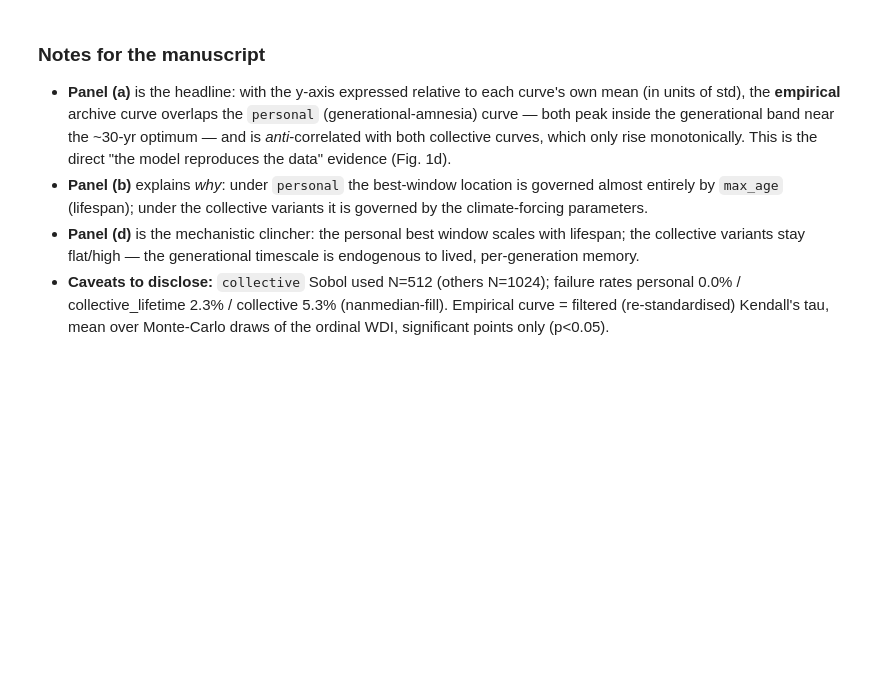
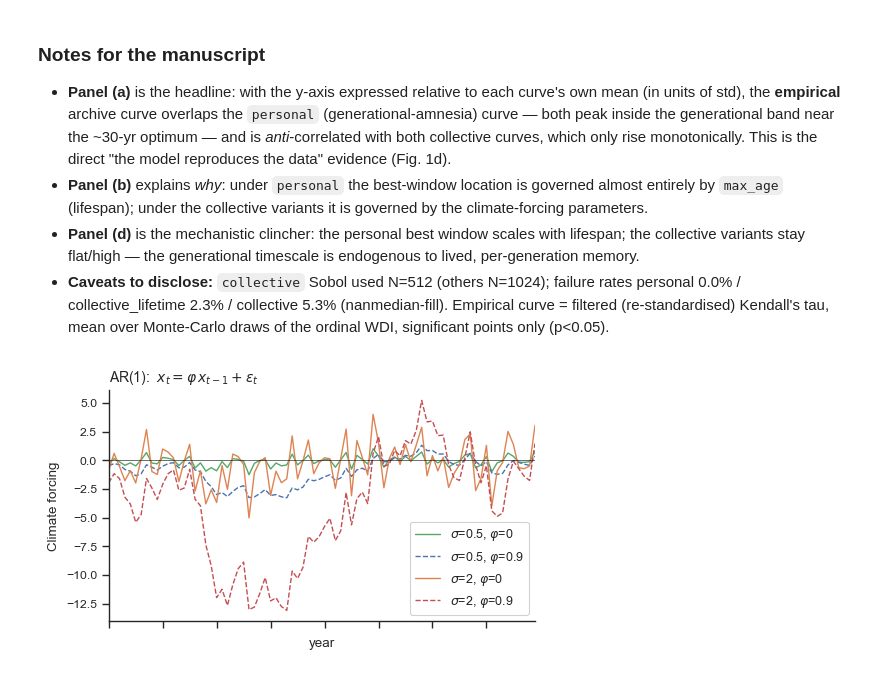
Before and after one commit to SongshGeo/shifting_baseline, a Jupyter notebook: reports/abm_mechanism.ipynb, the cells around one changed output. Saved outputs shown, nothing was run; the diff lists cells and outputs as text; code cells hidden in the pictures; blank space fills up the shorter version.

```diff
--- a/reports/abm_mechanism.ipynb
+++ b/reports/abm_mechanism.ipynb
@@ -450,6 +450,55 @@ saved /Users/songshgeo/Documents/CodeBase/Scholar/shifting_baseline/reports/resu
 - **Caveats to disclose:** `collective` Sobol used N=512 (others N=1024); failure rates personal 0.0% /
   collective_lifetime 2.3% / collective 5.3% (nanmedian-fill). Empirical curve = filtered (re-standardised)
   Kendall's tau, mean over Monte-Carlo draws of the ordinal WDI, significant points only (p<0.05).
+# %%
+# Single-panel version: four (σ, φ) corners of the Sobol sampling box
+from matplotkit import with_axes
+import numpy as np
+import matplotlib.pyplot as plt
+from shifting_baseline.climate_forcing import generate
+
+
+@with_axes(figsize=(5.5, 3))
+def plot_ar1_corners(N, ax=None):
+    years = np.arange(N)
+    # (sigma, phi, color, linestyle)
+    corners = [
+        (0.5, 0.0, "#55A868", "-"),
+        (0.5, 0.9, "#4C72B0", "--"),
+        (2.0, 0.0, "#DD8452", "-"),
+        (2.0, 0.9, "#C44E52", "--"),
+    ]
+    for sig, phi, color, ls in corners:
+        x = generate("ar1", N, sigma=sig, phi=phi, rng=np.random.default_rng(7))
+        ax.plot(
+            years,
+            x,
+            ls=ls,
+            lw=1,
+            color=color,
+            label=rf"$\sigma$={sig:g}, $\varphi$={phi:g}",
+        )
+
+    ax.axhline(0, color="black", lw=0.4)
+    ax.set_xlim(0, N - 1)
+    ax.set_xticklabels([])
+    ax.set_xlabel("year")
+    ax.set_ylabel("Climate forcing")
+    ax.set_title(
+        r"AR(1):  $x_t = \varphi\, x_{t-1} + \varepsilon_t$",
+        loc="left",
+        fontsize=10,
+    )
+    ax.legend(fontsize=9, framealpha=0.9, ncol=1, loc="lower right")
+    ax.spines["top"].set_visible(False)
+    ax.spines["right"].set_visible(False)
+    return ax
+
+
+plot_ar1_corners(80)
+plt.show()
+# %% [output]
+[figure, added]
 # %%
 # Compact 2-panel figure: H1 vs H2 only (drop collective_lifetime control)
 PLOT_ORDER = ["personal", "collective"]
```
Also changed, not shown: parts of 2 cells of this notebook, 2 other files.
